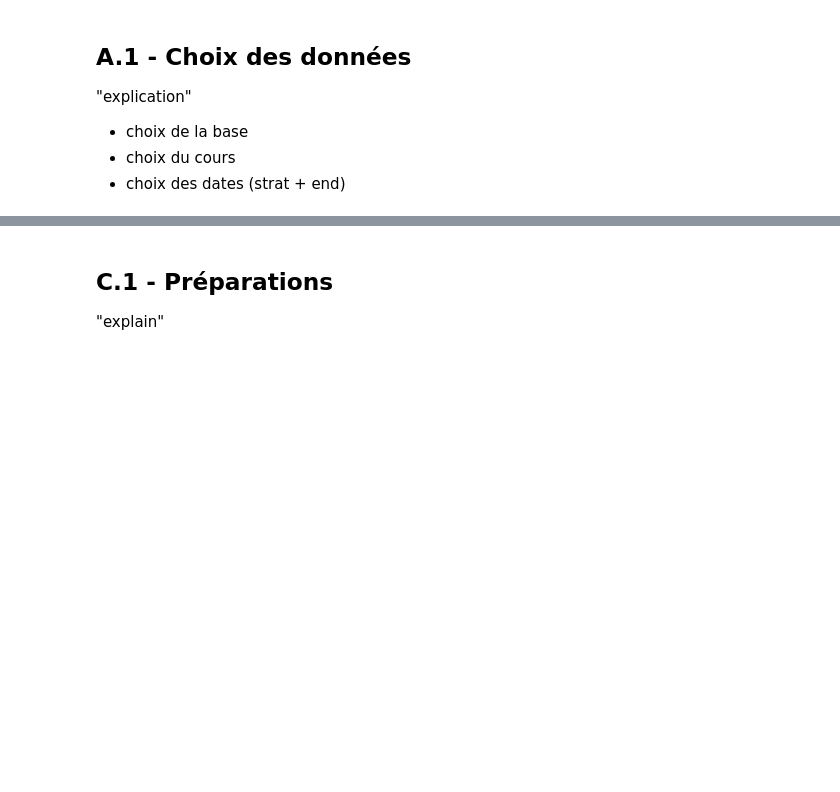
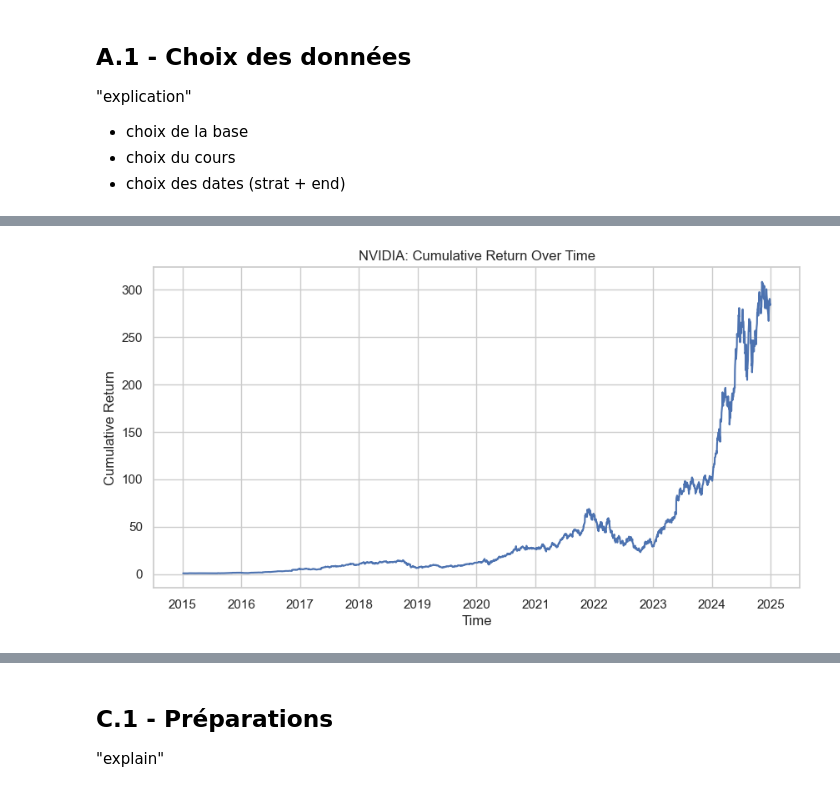
Before and after one commit to JoelKt29/Python-pour-la-data, a Jupyter notebook: NoteBook.ipynb, the cells around one changed output, grey strips where cells are left out. Saved outputs shown, nothing was run; the diff lists cells and outputs as text; code cells hidden in the pictures; blank space fills up the shorter version.

```diff
--- a/NoteBook.ipynb
+++ b/NoteBook.ipynb
@@ -195,0 +237,13 @@ plt.show()
+# %%
+plt.figure(figsize=(10, 5))
+plt.plot(
+    nvda_data.index,
+    nvda_data['Cumulative_Return']
+)
+plt.xlabel('Time')
+plt.ylabel('Cumulative Return')
+plt.title('NVIDIA: Cumulative Return Over Time')
+plt.grid(True)
+plt.show()
+# %% [output]
+[figure, added]
```
Also changed, not shown: parts of 37 cells of this notebook.
